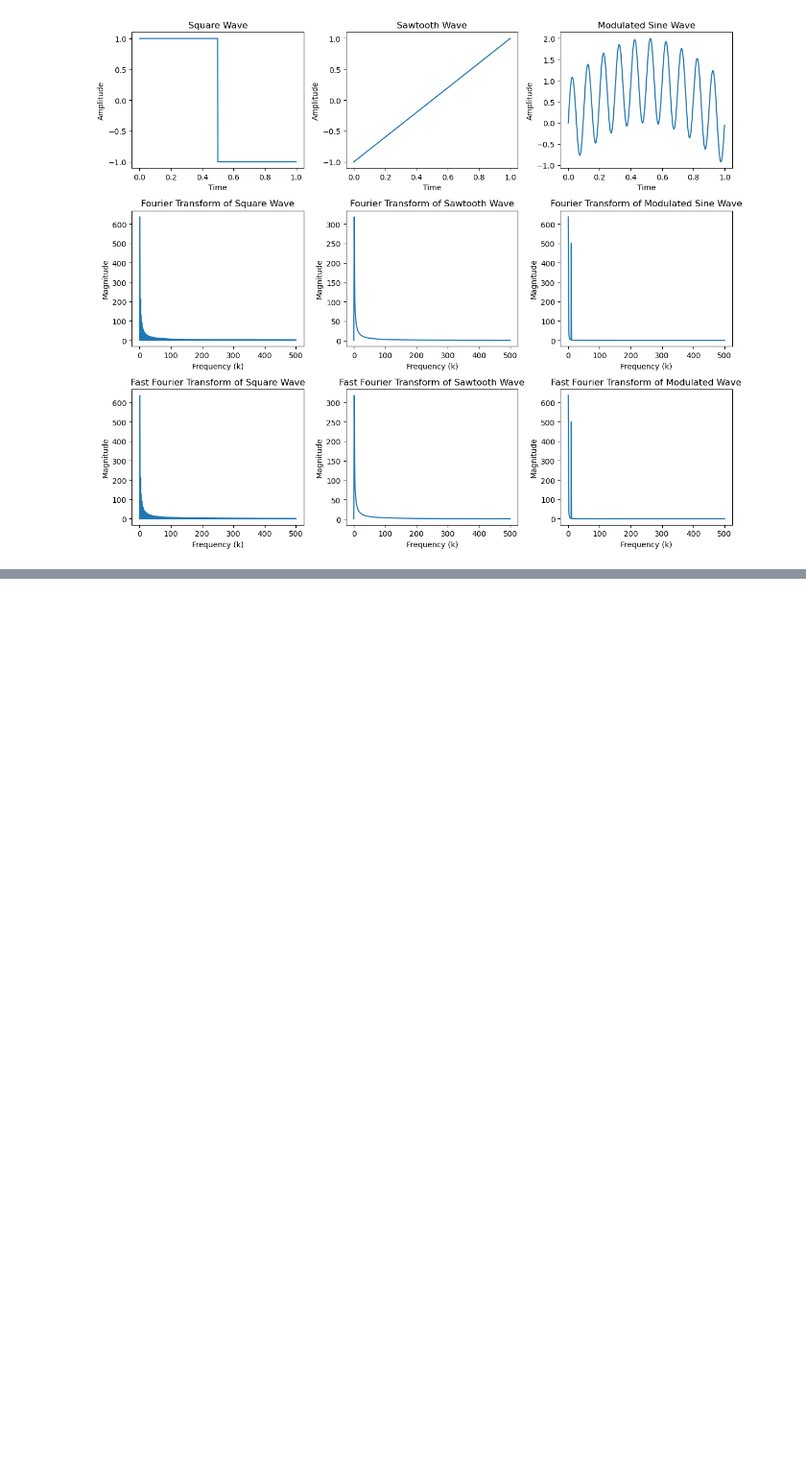
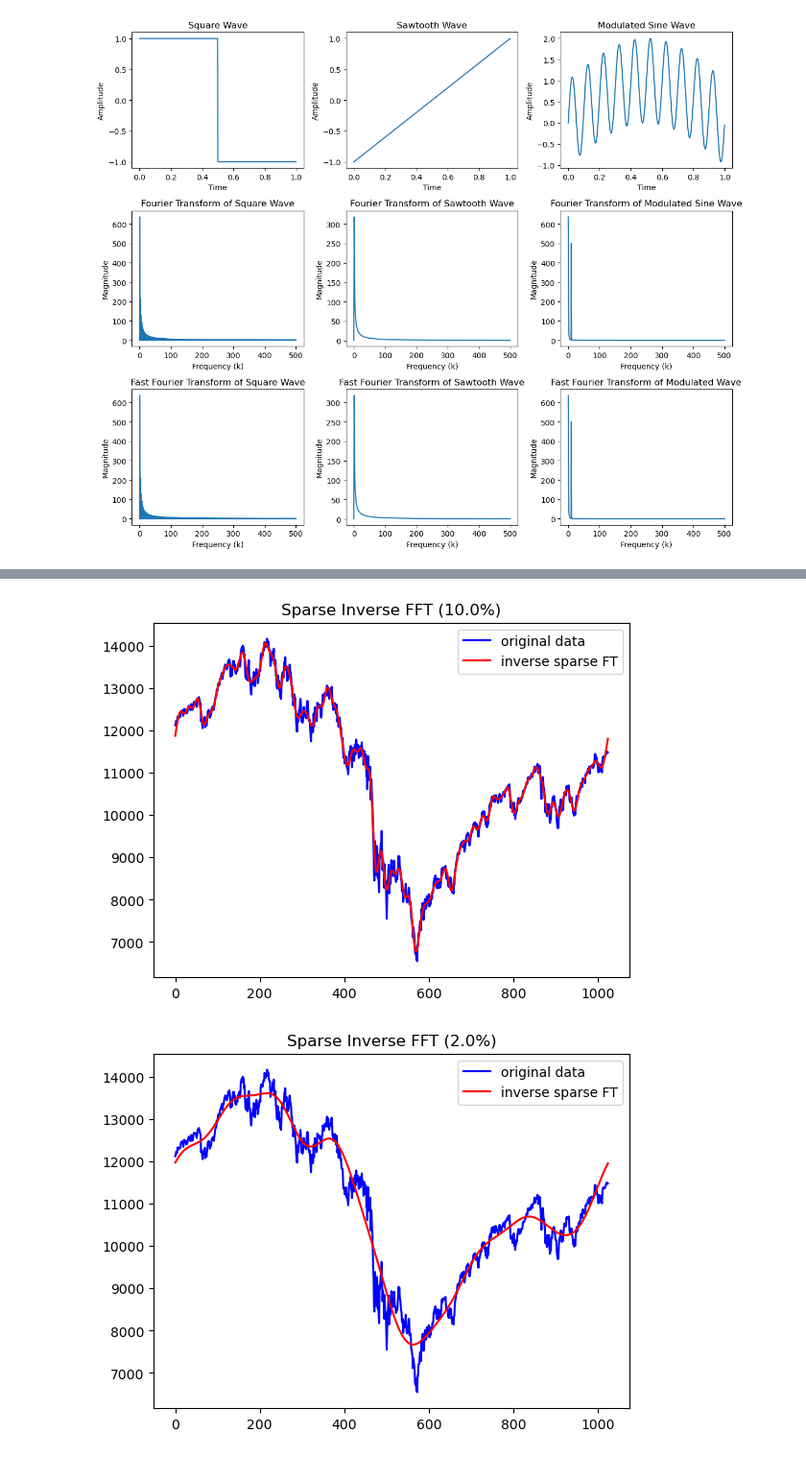
Before and after one commit to jamesobaldwin/CUNY_coursework, a Jupyter notebook: CM/code/CM_practice_code.ipynb, the cells around one changed output, grey strips where cells are left out. Shown at 96% size. Drawn from its saved outputs; the diff is of its cells as text; code cells hidden in the pictures; blank space fills up the shorter version.

```diff
--- a/CM/code/CM_practice_code.ipynb
+++ b/CM/code/CM_practice_code.ipynb
@@ -739,0 +764,21 @@ plt.show()
+# %%
+# exercise 7.4: Fourier filtering and smoothing
+
+def sparse_inverse(filename, keep_fraction: float=0.1):
+    y = np.loadtxt(filename)
+    c = rfft(y)
+    cutoff = int(len(c)*keep_fraction)
+    c[cutoff:] = 0
+    c = irfft(c)
+
+    plt.plot(np.arange(len(y)), y, color='blue', label='original data')
+    plt.plot(np.arange(len(c)), c, color='red', label='inverse sparse FT')
+    plt.title(f'Sparse Inverse FFT ({keep_fraction*100}%)')
+    plt.legend()
+    plt.show()
+
+sparse_inverse('dow.txt')
+sparse_inverse('dow.txt', keep_fraction=0.02)
+# %% [output]
+[figure, added]
+[figure, added]
```
Also changed, not shown: parts of 8 cells of this notebook, 5 other files.
